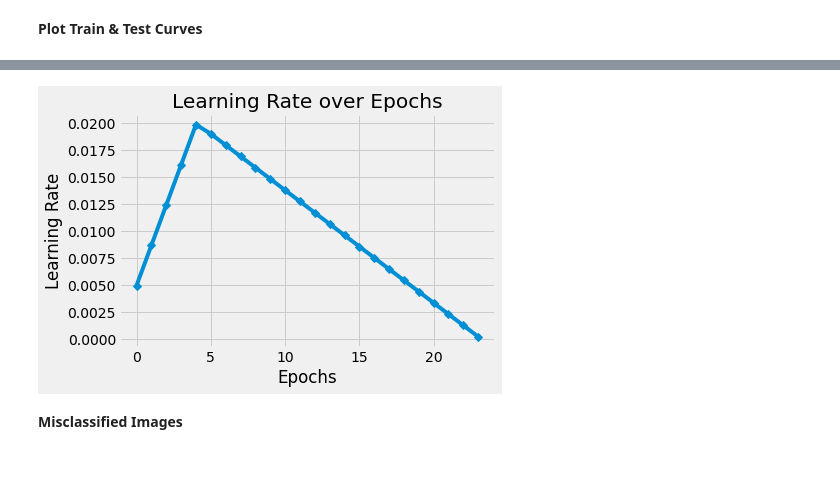
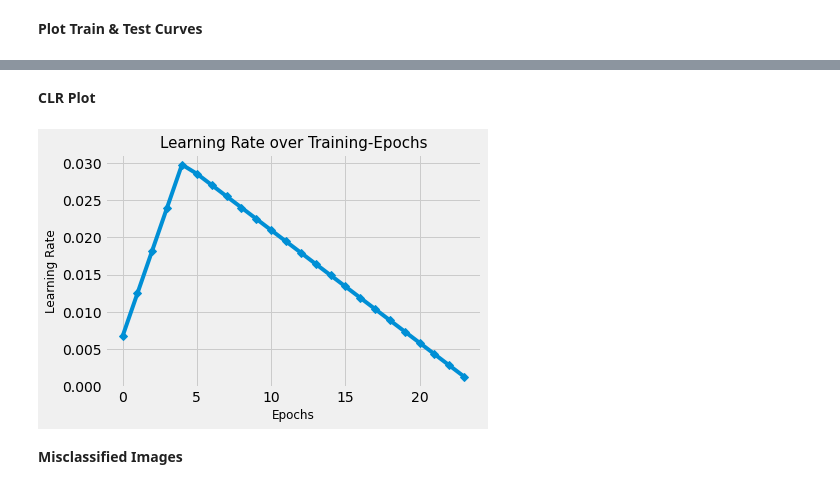
Before and after one commit to rohansh-tty/EVA4, a Jupyter notebook: S11/S11_Assignment.ipynb, the cells around one changed output, grey strips where cells are left out. Cells and saved outputs as stored; diff of their text form; code cells hidden in the pictures.

```diff
--- a/S11/S11_Assignment.ipynb
+++ b/S11/S11_Assignment.ipynb
@@ -147,10 +146,10 @@ model = customNet.main11().to(device)
 EPOCHS = 24
 
 criterion = nn.NLLLoss()
-optimizer = optim.SGD(model.parameters(), lr = 0.01, momentum=0.95, nesterov = True)
-scheduler = torch.optim.lr_scheduler.OneCycleLR(optimizer, max_lr = 0.02, total_steps=2400, epochs = 24, steps_per_epoch=len(trainLoader),
-                                                pct_start=5/EPOCHS, anneal_strategy='linear', cycle_momentum=False,
-                                                base_momentum=0.85, max_momentum=0.95, div_factor=16)
+optimizer = optim.SGD(model.parameters(), lr = 0.01, momentum=0.95, weight_decay = 1e-2, nesterov = True)
+scheduler = torch.optim.lr_scheduler.OneCycleLR(optimizer, max_lr = 0.03, total_steps=2400, epochs = 24, steps_per_epoch=len(trainLoader),
+                                                pct_start=5/EPOCHS, anneal_strategy='linear', cycle_momentum=True,
+                                                base_momentum=0.85, max_momentum=0.95, div_factor=32, final_div_factor=1)
 
 
 
@@ -160,7 +159,7 @@ model1 = execute.Test_Train(model, device, optimizer, scheduler, criterion)
 
 for epoch in range(1, EPOCHS+1):
   print('EPOCH: ',epoch)
-  model1.train(trainLoader, epoch)#, L1lambda=1e-5)
+  model1.train(trainLoader, epoch, L1lambda=1e-5)
   scheduler.step()
   model1.test(testLoader, 'model1.pt', correctSamples, correctLabels, incorrectSamples)
   for param_group in optimizer.param_groups:
@@ -244,11 +245,13 @@ for i in range(1):
+# %% [markdown]
+**CLR Plot**
 # %%
 with plt.style.context('fivethirtyeight'):
   plt.plot(learningRates, '-D')
-  plt.xlabel('Epochs')
-  plt.ylabel('Learning Rate')
-  plt.title('Learning Rate over Epochs')
+  plt.xlabel('Epochs', fontsize=12)
+  plt.ylabel('Learning Rate', fontsize=12)
+  plt.title('Learning Rate over Training-Epochs',fontsize=15)
 # %% [output]
-[figure, old version]
+[figure, new version]
 # %% [markdown]
 **Misclassified Images**
 # %%
```
Also changed, not shown: parts of 10 cells of this notebook.
